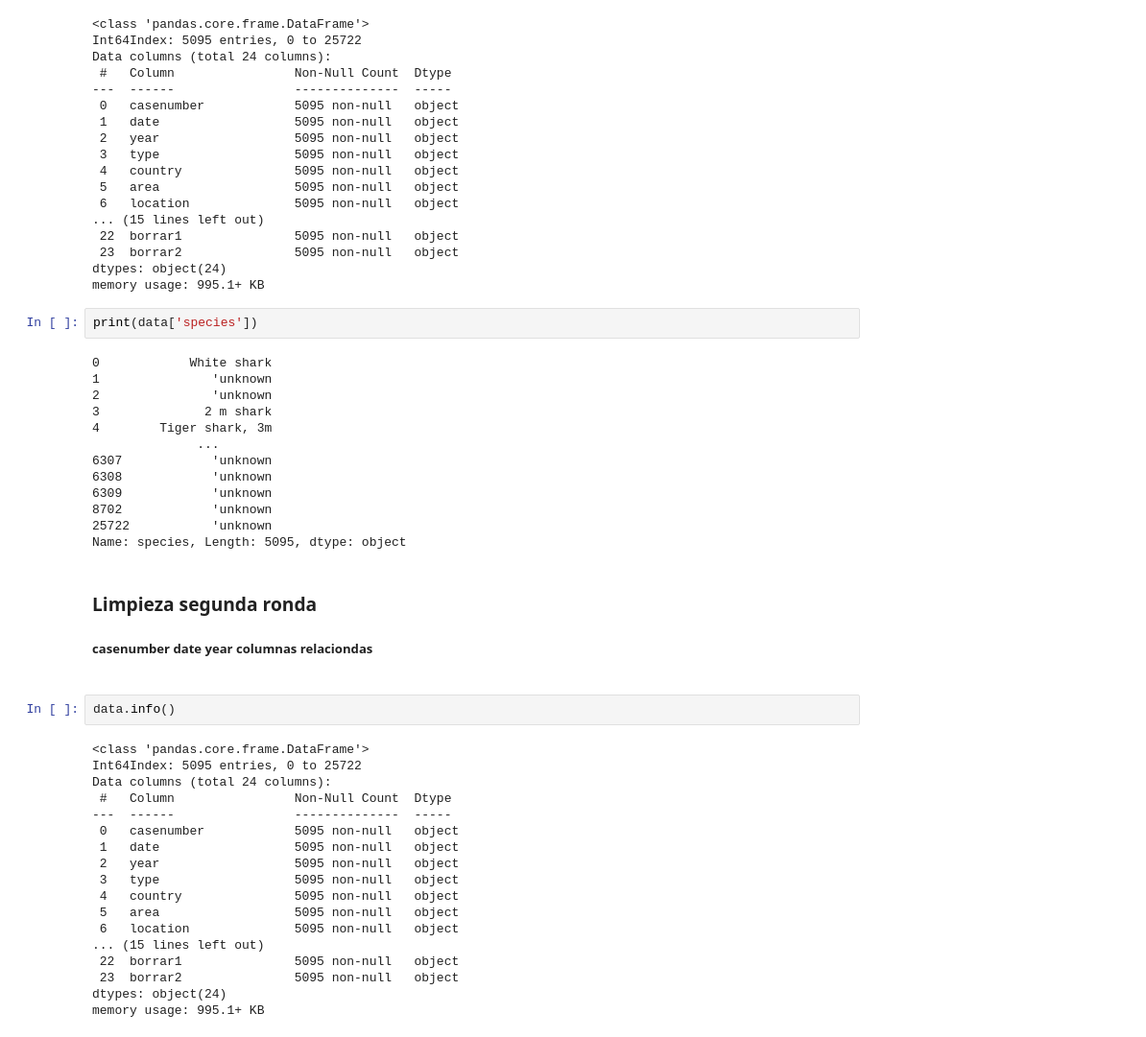
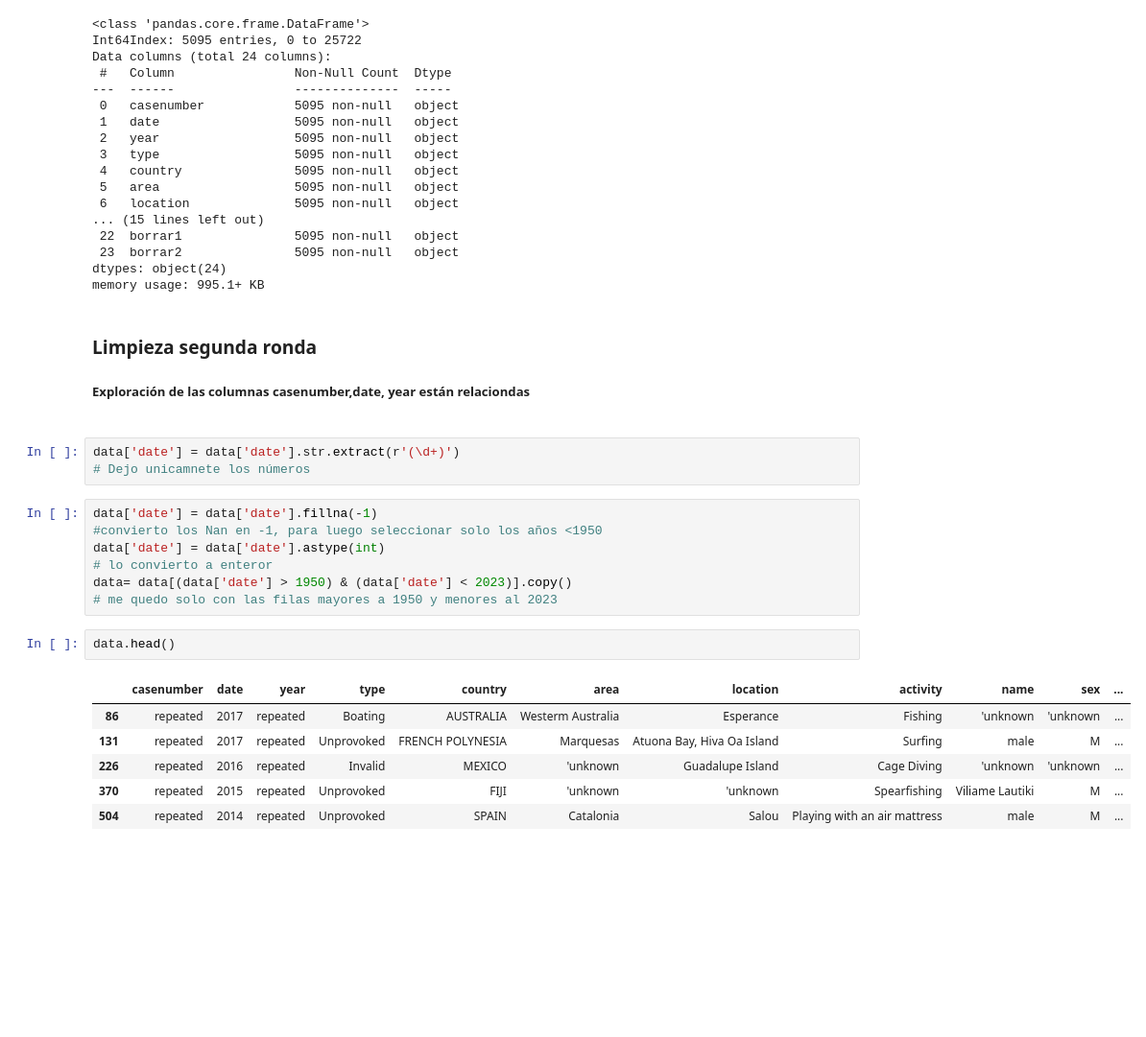
Before and after one commit to filokaizen/w2-project_pandas, a Jupyter notebook: sharks.ipynb, the cells around one changed output. Shown at 96% size. Cells and saved outputs as stored; diff of their text form; blank space fills up the shorter version.

```diff
--- a/sharks.ipynb
+++ b/sharks.ipynb
@@ -173,41 +148,25 @@ Data columns (total 24 columns):
  23  borrar2               5095 non-null   object
 dtypes: object(24)
 memory usage: 995.1+ KB
-# %%
-print(data['species'])
-# %% [output]
-0            White shark
-1               'unknown
-2               'unknown
-3              2 m shark
-4        Tiger shark, 3m
-              ...
-6307            'unknown
-6308            'unknown
-6309            'unknown
-8702            'unknown
-25722           'unknown
-Name: species, Length: 5095, dtype: object
 # %% [markdown]
 <h3>Limpieza segunda ronda<h3>
-<h5>casenumber	date	year columnas relaciondas<h5>
+<h5>Exploración de las columnas casenumber,date, year están relaciondas<h5>
+# %%
+data['date'] = data['date'].str.extract(r'(\d+)')
+# Dejo unicamnete los números
+# %%
+data['date'] = data['date'].fillna(-1)
+#convierto los Nan en -1, para luego seleccionar solo los años <1950
+data['date'] = data['date'].astype(int)
+# lo convierto a enteror
+data= data[(data['date'] > 1950) & (data['date'] < 2023)].copy()
+# me quedo solo con las filas mayores a 1950 y menores al 2023
 # %%
-data.info()
+data.head()
 # %% [output]
-<class 'pandas.core.frame.DataFrame'>
-Int64Index: 5095 entries, 0 to 25722
-Data columns (total 24 columns):
- #   Column                Non-Null Count  Dtype
----  ------                --------------  -----
- 0   casenumber            5095 non-null   object
- 1   date                  5095 non-null   object
- 2   year                  5095 non-null   object
- 3   type                  5095 non-null   object
- 4   country               5095 non-null   object
- 5   area                  5095 non-null   object
- 6   location              5095 non-null   object
-... (15 lines left out)
- 22  borrar1               5095 non-null   object
- 23  borrar2               5095 non-null   object
-dtypes: object(24)
-memory usage: 995.1+ KB
+|  | casenumber | date | year | type | country | area | location | activity | name | sex | ... |
+| 86 | repeated | 2017 | repeated | Boating | AUSTRALIA | Westerm Australia | Esperance | Fishing | 'unknown | 'unknown | ... |
+| 131 | repeated | 2017 | repeated | Unprovoked | FRENCH POLYNESIA | Marquesas | Atuona Bay, Hiva Oa Island | Surfing | male | M | ... |
+| 226 | repeated | 2016 | repeated | Invalid | MEXICO | 'unknown | Guadalupe Island | Cage Diving | 'unknown | 'unknown | ... |
+| 370 | repeated | 2015 | repeated | Unprovoked | FIJI | 'unknown | 'unknown | Spearfishing | Viliame Lautiki | M | ... |
+| 504 | repeated | 2014 | repeated | Unprovoked | SPAIN | Catalonia | Salou | Playing with an air mattress | male | M | ... |
```
Also changed, not shown: parts of 13 cells of this notebook.
